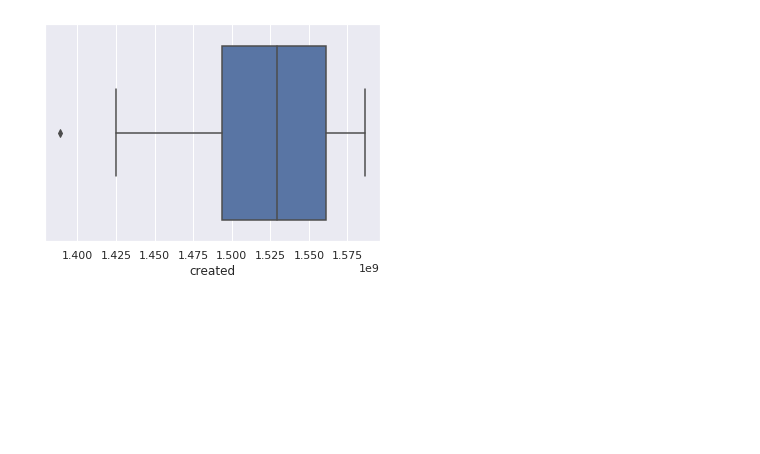
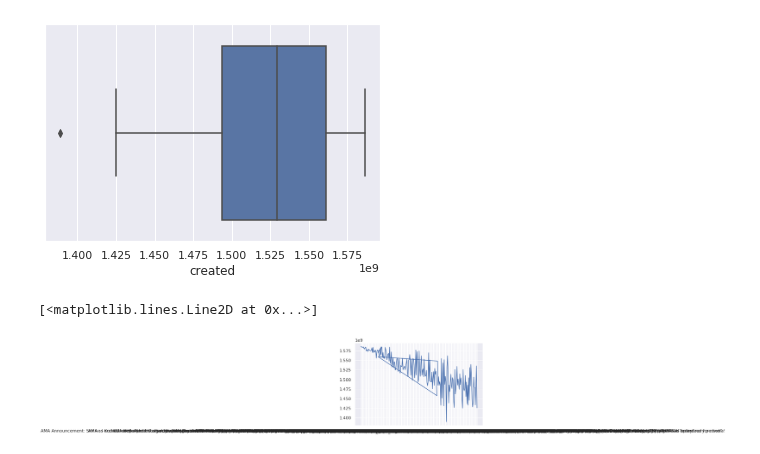
Before and after one commit to pranay-ar/Reddit-Flare-Detection, a Jupyter notebook: EDA.ipynb, the cells around one changed output. Drawn from its saved outputs; the diff is of its cells as text; code cells hidden in the pictures; blank space fills up the shorter version.

```diff
--- a/EDA.ipynb
+++ b/EDA.ipynb
@@ -58,3 +58,8 @@ sb.boxplot(x=rind['created'])
 # %% [output]
 <matplotlib.axes._subplots.AxesSubplot at 0x...>
 [figure]
+# %%
+plt.plot(rind['title'], rind['created'])
+# %% [output]
+[<matplotlib.lines.Line2D at 0x...>]
+[figure, added]
```
